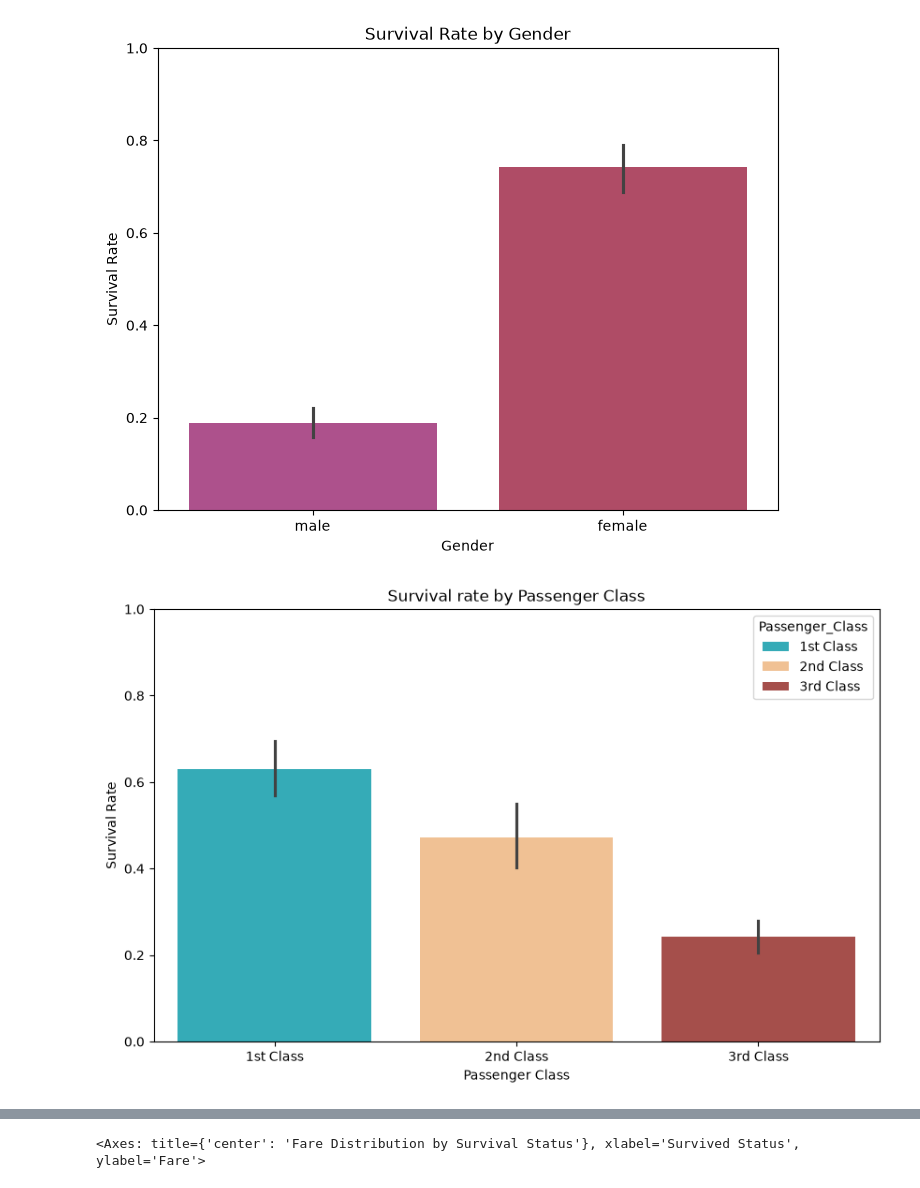
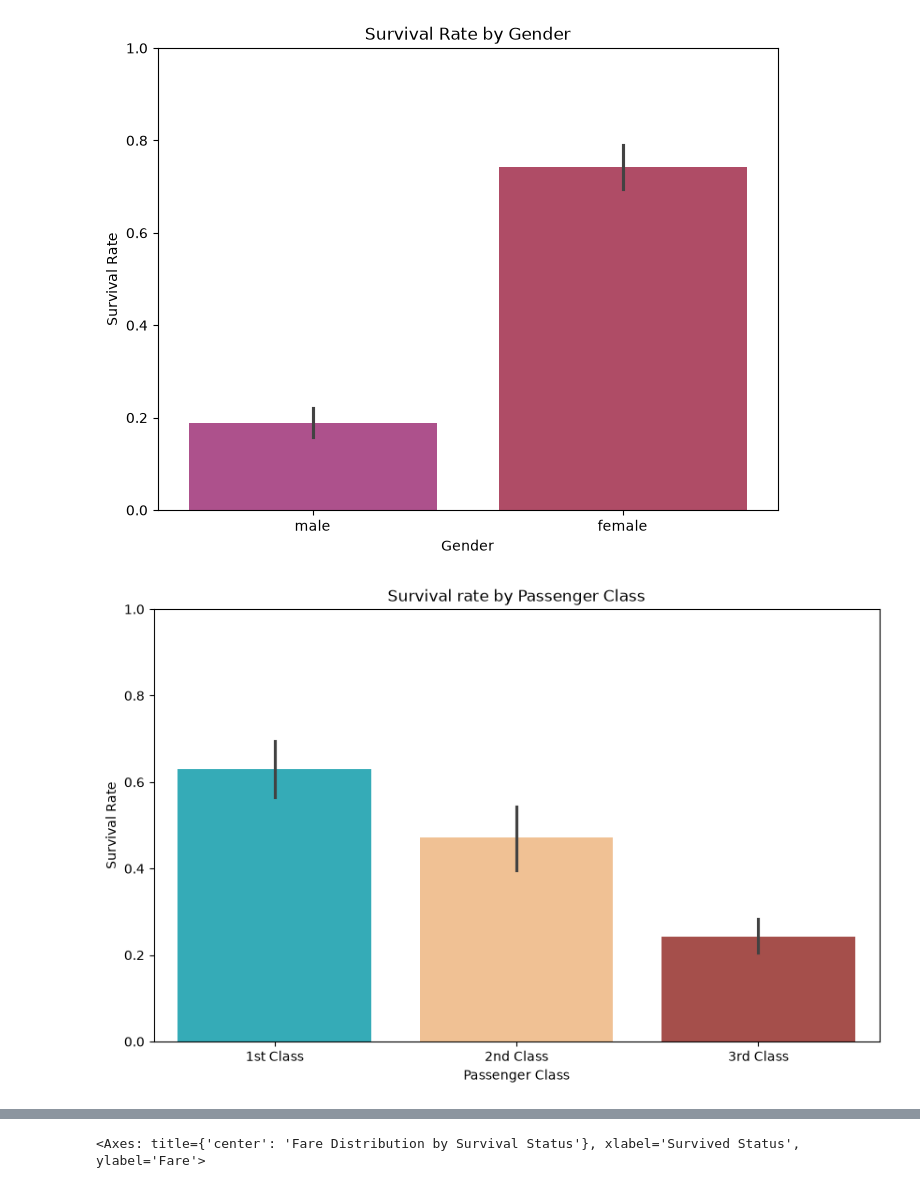
Before and after one commit to Rohit-Bansode/Titanic_Survival_Analysis-EDA, a Jupyter notebook: Notebooks/Titanic_EDA.ipynb, the cells around one changed output, grey strips where cells are left out. Drawn from its saved outputs; the diff is of its cells as text; code cells hidden in the pictures.

```diff
--- a/Notebooks/Titanic_EDA.ipynb
+++ b/Notebooks/Titanic_EDA.ipynb
@@ -212,14 +212,14 @@ Column After Dropping: ['PassengerId', 'Survived', 'Pclass', 'Name', 'Sex', 'Age
 # %%
 ## Count of Survived and Not Survived by Countplot
 
-df['Survived_label']=df['Survived'].map({0:"Not Survived",1:"Survived"})
+Survived_label=df['Survived'].map({0:"Not Survived",1:"Survived"})
 custom_palette={'Survived':'crimson','Not Survived':'forestgreen'}
 
 plt.figure(figsize=(10,7))
 plt.title("Count of Survived v/s Not Survived")
 plt.ylabel("Passenger Count")
 plt.xlabel("Survived Status")
-sns.countplot(x='Survived_label',hue='Survived_label',data=df,palette=custom_palette,legend=False)
+sns.countplot(x=Survived_label,hue=Survived_label,data=df,palette=custom_palette,legend=False)
 # %% [output]
 <Axes: title={'center': 'Count of Survived v/s Not Survived'}, xlabel='Survived Status', ylabel='Passenger Count'>
 [figure]
@@ -262,13 +262,13 @@ plt.show()
 ## Count Of Passenger By Passenger Class    - # There Are 3 Passenger Class ('1'Class,'2'Class,'3' Class)
 
 
-df['Passenger_Class']=df['Pclass'].map({1:"1st Class",2:"2nd Class",3:"3rd Class"})
+Passenger_Class=df['Pclass'].map({1:"1st Class",2:"2nd Class",3:"3rd Class"})
 
 plt.figure(figsize=(10,6))
 plt.title("Count Of Passenger By Passenger Class")
 plt.xlabel("Passenger Class")
 plt.ylabel("Passenger Count")
-sns.countplot(x='Passenger_Class',hue='Passenger_Class',data=df,legend=False)
+sns.countplot(x=Passenger_Class,hue=Passenger_Class,data=df,legend=False)
 plt.show()
 # %% [output]
 [figure]
@@ -289,18 +289,17 @@ plt.show()
 [figure]
 # %%
 ## Survival rate by Pclass
-
-df['Passenger_Class']=df['Pclass'].map({3:"3rd Class",2:"2nd Class",1:"1st Class"})
-class_order= ["1st Class","2nd Class","3rd Class"]
 plt.figure(figsize=(10,6))
 plt.title("Survival rate by Passenger Class")
 plt.xlabel("Passenger Class")
 plt.ylabel("Survival Rate")
 plt.ylim(0, 1)
-sns.barplot(x="Passenger_Class",y="Survived",hue="Passenger_Class",hue_order=class_order,data=df,order=class_order,legend=True,palette=["#1FBCCD", "#FFC185", "#B4413C"])
+
+sns.barplot(x="Pclass",y="Survived",hue="Pclass",data=df,legend=False,palette=["#1FBCCD", "#FFC185", "#B4413C"])
+plt.xticks([0, 1, 2], ["1st Class", "2nd Class", "3rd Class"])
 plt.show()
 # %% [output]
-[figure, old version]
+[figure, new version]
 # %%
 ## Age Distribution by Survival Status
 
```
Also changed, not shown: parts of 6 cells of this notebook.
